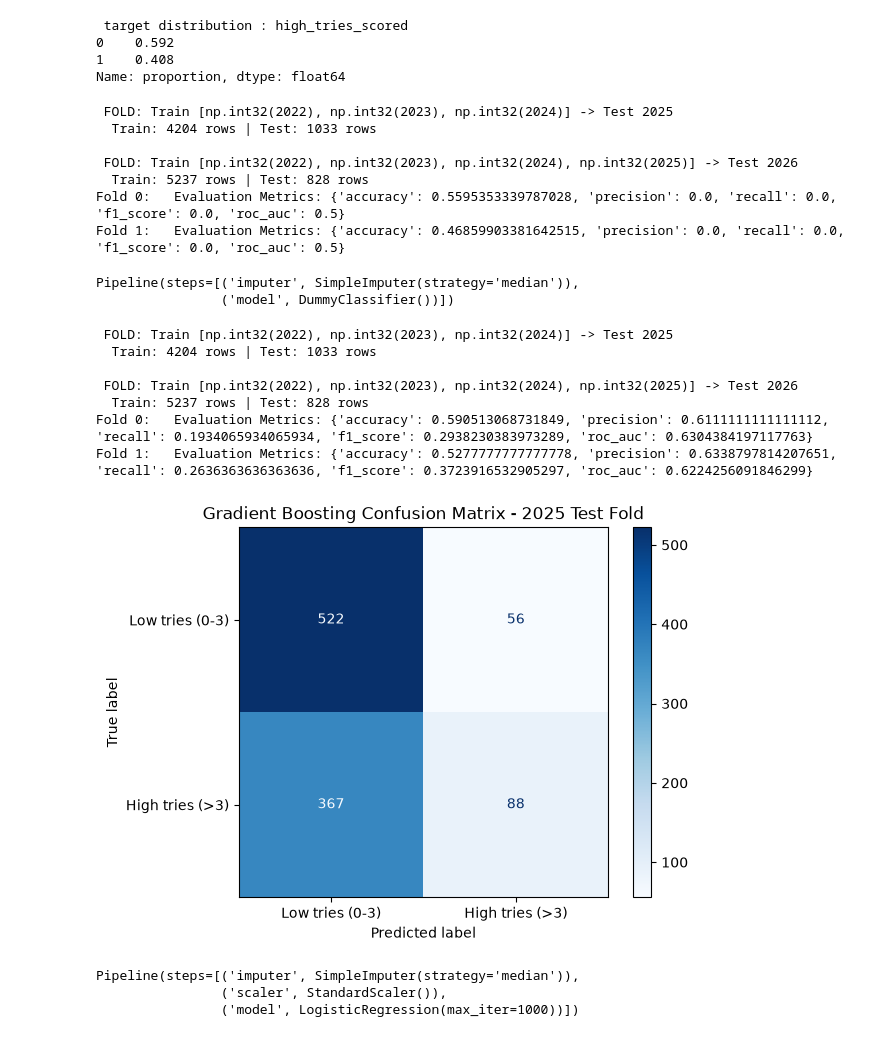
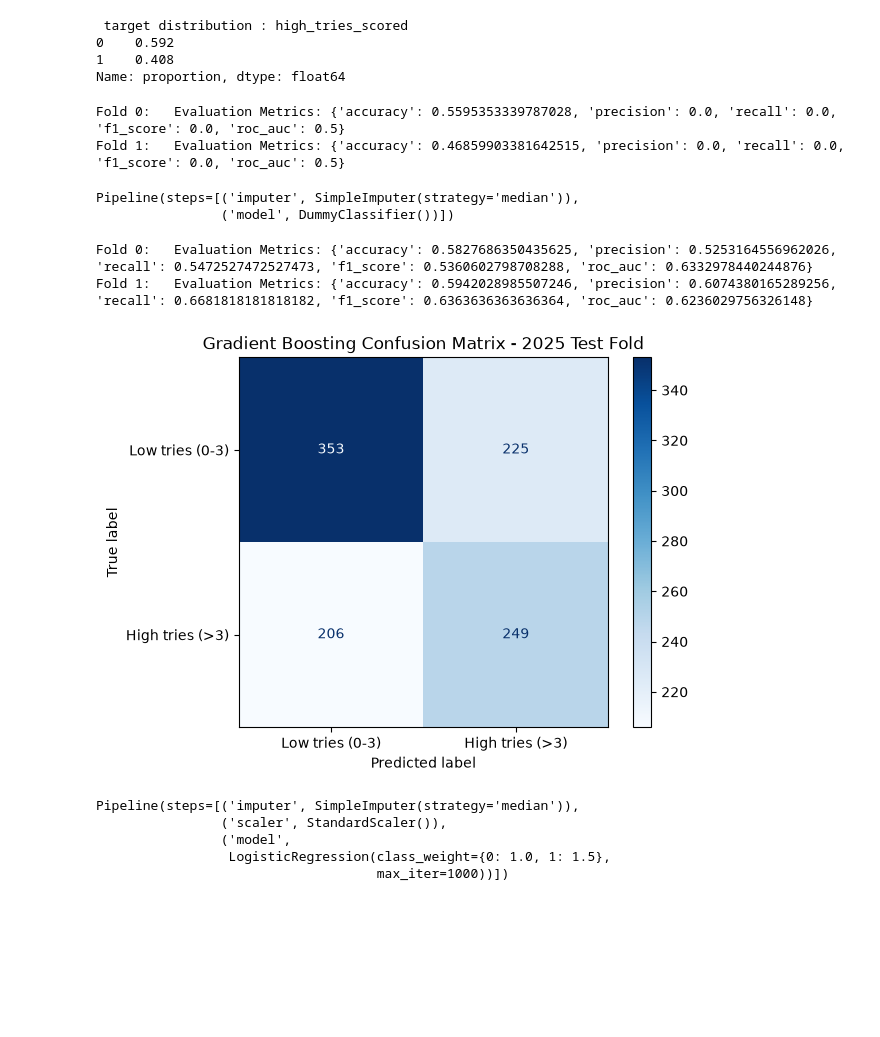
Before and after one commit to ronankenny17/machine-learning, a Jupyter notebook: src/ml_project.ipynb, the cells around one changed output. Drawn from its saved outputs; the diff is of its cells as text; code cells hidden in the pictures; blank space fills up the shorter version.

```diff
--- a/src/ml_project.ipynb
+++ b/src/ml_project.ipynb
@@ -107,8 +107,9 @@ dummy_pipeline = Pipeline(steps=[
     ('model', DummyClassifier(strategy='prior'))
 ])
 
+threshold = 0.5
 
-dummy_results = walk_forward_validation(filtered_dataset= filtered_dataset, pipeline=dummy_pipeline, feature_cols=feature_cols, min_train_years=min_train_years)
+dummy_results = walk_forward_validation(filtered_dataset= filtered_dataset, pipeline=dummy_pipeline, feature_cols=feature_cols, custom_threshold=threshold, min_train_years=min_train_years)
 
 i =0
 for res in dummy_results:
@@ -117,11 +118,6 @@ for res in dummy_results:
 
 dummy_pipeline
 # %% [output]
- FOLD: Train [np.int32(2022), np.int32(2023), np.int32(2024)] -> Test 2025
-  Train: 4204 rows | Test: 1033 rows
-
- FOLD: Train [np.int32(2022), np.int32(2023), np.int32(2024), np.int32(2025)] -> Test 2026
-  Train: 5237 rows | Test: 828 rows
 Fold 0:   Evaluation Metrics: {'accuracy': 0.5595353339787028, 'precision': 0.0, 'recall': 0.0, 'f1_score': 0.0, 'roc_auc': 0.5}
 Fold 1:   Evaluation Metrics: {'accuracy': 0.46859903381642515, 'precision': 0.0, 'recall': 0.0, 'f1_score': 0.0, 'roc_auc': 0.5}
 Pipeline(steps=[('imputer', SimpleImputer(strategy='median')),
@@ -129,36 +125,39 @@ Pipeline(steps=[('imputer', SimpleImputer(strategy='median')),
 # %%
 #Logistic Regression classifier model
 from data_pipeline.walk_forward_validation import walk_forward_validation
 from data_pipeline.generate_confusion_matrix import generate_confusion_matrix
 
 logreg_pipeline = Pipeline(steps =[
     ('imputer', SimpleImputer(strategy='median')),
     ('scaler', StandardScaler()),
-    ('model' , LogisticRegression(max_iter=1000))
+    ('model' , LogisticRegression(
+        max_iter=1000,
+        class_weight={0: 1.0, 1: 1.5},
+        C=1.0
+        )
+     )
 ])
 
+threshold = 0.5 # standard threshold
 
-log_reg_results = walk_forward_validation(filtered_dataset= filtered_dataset, pipeline=logreg_pipeline, feature_cols=feature_cols, min_train_years=min_train_years)
+log_reg_results = walk_forward_validation(filtered_dataset= filtered_dataset, pipeline=logreg_pipeline, custom_threshold=threshold, feature_cols=feature_cols, min_train_years=min_train_years)
 
 i =0
 for res in log_reg_results:
     print(f"Fold {i}:   Evaluation Metrics: {res['evaluation_metrics']} ")
     i += 1
 generate_confusion_matrix(log_reg_results[0]['confusion_matrix'])
 
 logreg_pipeline
 # %% [output]
- FOLD: Train [np.int32(2022), np.int32(2023), np.int32(2024)] -> Test 2025
-  Train: 4204 rows | Test: 1033 rows
-
- FOLD: Train [np.int32(2022), np.int32(2023), np.int32(2024), np.int32(2025)] -> Test 2026
-  Train: 5237 rows | Test: 828 rows
-Fold 0:   Evaluation Metrics: {'accuracy': 0.590513068731849, 'precision': 0.6111111111111112, 'recall': 0.1934065934065934, 'f1_score': 0.2938230383973289, 'roc_auc': 0.6304384197117763}
-Fold 1:   Evaluation Metrics: {'accuracy': 0.5277777777777778, 'precision': 0.6338797814207651, 'recall': 0.2636363636363636, 'f1_score': 0.3723916532905297, 'roc_auc': 0.6224256091846299}
+Fold 0:   Evaluation Metrics: {'accuracy': 0.5827686350435625, 'precision': 0.5253164556962026, 'recall': 0.5472527472527473, 'f1_score': 0.5360602798708288, 'roc_auc': 0.6332978440244876}
+Fold 1:   Evaluation Metrics: {'accuracy': 0.5942028985507246, 'precision': 0.6074380165289256, 'recall': 0.6681818181818182, 'f1_score': 0.6363636363636364, 'roc_auc': 0.6236029756326148}
-[figure, old version]
+[figure, new version]
 Pipeline(steps=[('imputer', SimpleImputer(strategy='median')),
                 ('scaler', StandardScaler()),
-                ('model', LogisticRegression(max_iter=1000))])
+                ('model',
+                 LogisticRegression(class_weight={0: 1.0, 1: 1.5},
+                                    max_iter=1000))])
 # %%
 # Model Ranbom Forest Classifier
 
```
Also changed, not shown: parts of 4 cells of this notebook.
